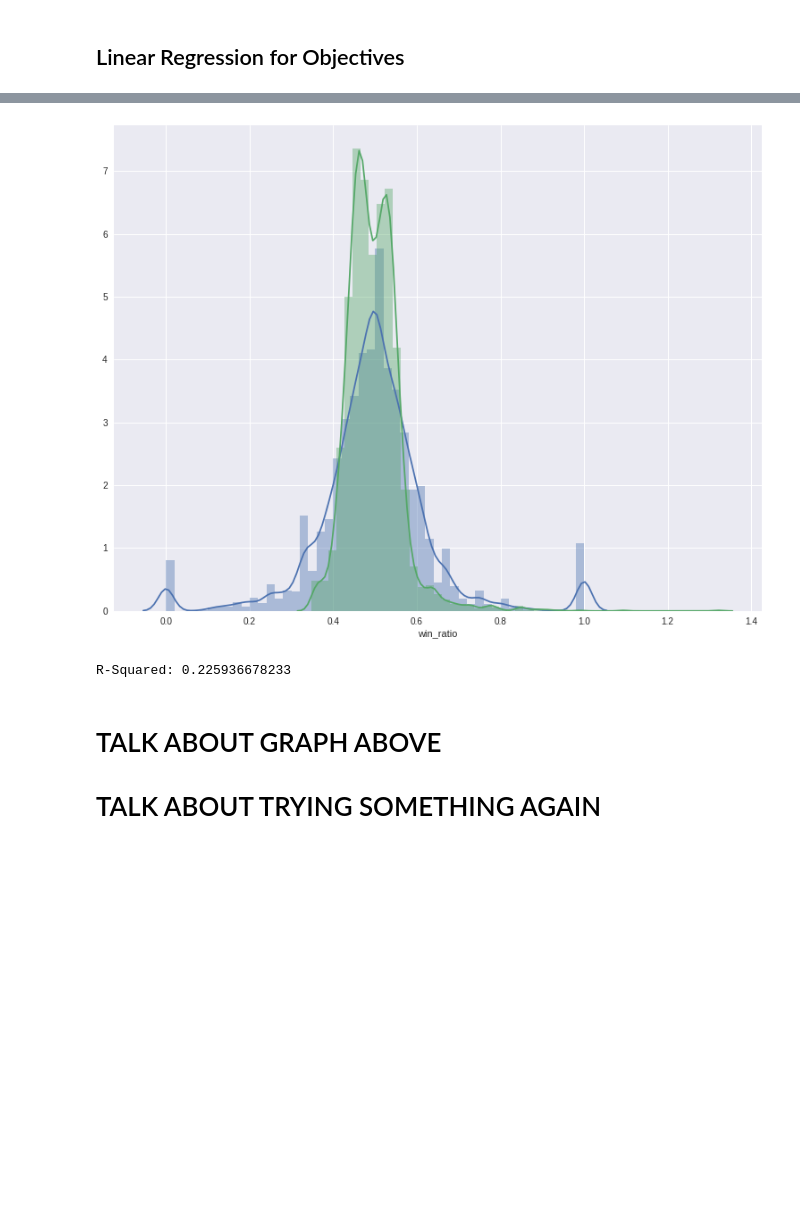
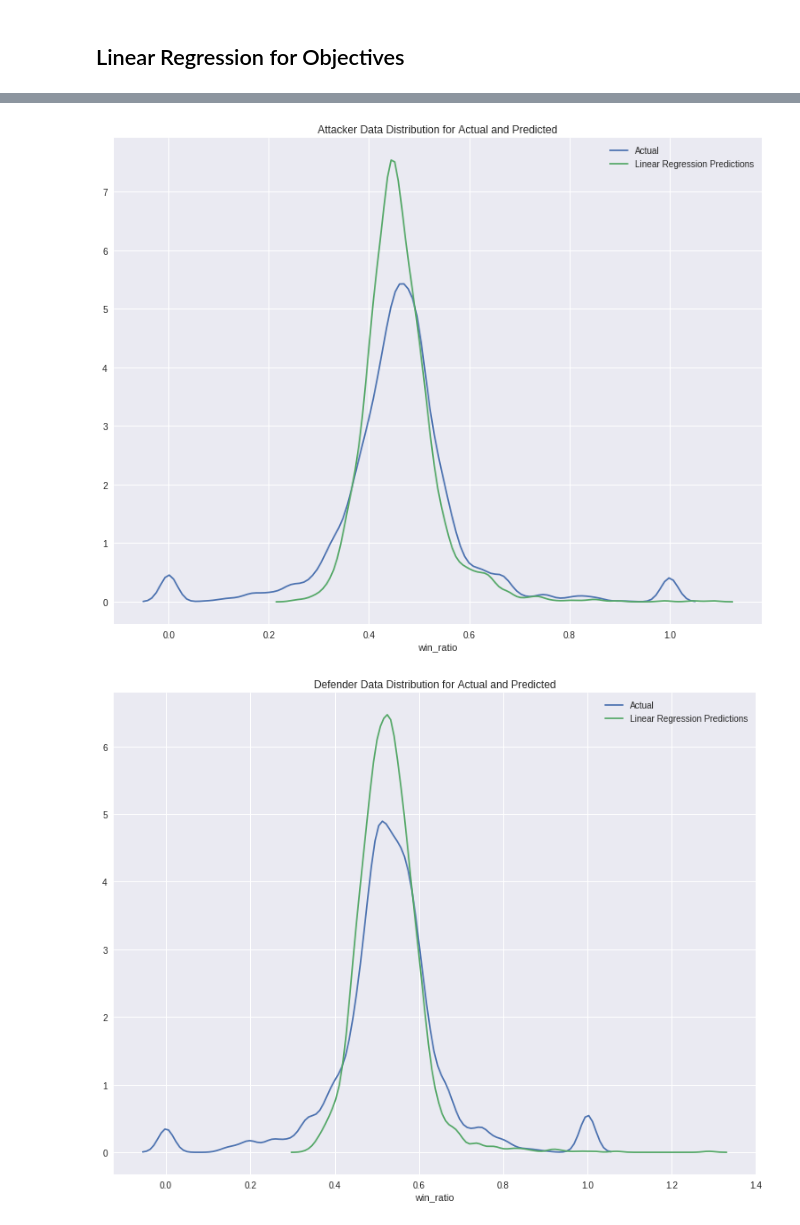
Before and after one commit to jiglesia3/jiglesia3.github.io, a Jupyter notebook: Final Tutorial.ipynb, the cells around one changed output, grey strips where cells are left out. Drawn from its saved outputs; the diff is of its cells as text; code cells hidden in the pictures; blank space fills up the shorter version.

```diff
--- a/Final Tutorial.ipynb
+++ b/Final Tutorial.ipynb
@@ -524,13 +449,13 @@ Now we can move on to fitting Linear Regression on the Operators/Objectives data
 <p>
 First is the Operators data, in which we will use the ops_by_rank dataframe created back in Exploratory Data Analysis. We'll need to add k/d ratio as a predictor, and then remove nbwins, nbkills, nbdeaths, and nbpicks. We'll then pass in the dataframe to the dummyEncode function written above. Win ratio will be added for the next part, where it will become the dependent variable. Of course, we won't use win ratio as a predictor.
 # %%
-#OPERATOR: rank, operator, role, kd
+# Operator Predictors: rank, operator, role, kd
 # Create dataframe to sum up rounds won, kills, deaths, and rounds played across all ranks for each rank, role, and operator
 ops_by_rank = operators.groupby(['skillrank', 'role', 'operator'], \
                                         as_index=False)['nbwins', 'nbkills', 'nbdeaths', 'nbpicks'].sum()
 
 # Adding kill-death and win ratios
-ops_by_rank['k/d_ratio'] = pd.to_numeric(ops_by_rank['nbkills']) / pd.to_numeric(ops_by_rank['nbdeaths'])
+ops_by_rank['kd_ratio'] = pd.to_numeric(ops_by_rank['nbkills']) / pd.to_numeric(ops_by_rank['nbdeaths'])
 ops_by_rank['win_ratio'] = pd.to_numeric(ops_by_rank['nbwins']) / pd.to_numeric(ops_by_rank['nbpicks'])
 
 # Dropping nbwins, nbkills, nbdeaths, nbpicks
@@ -569,0 +505,10 @@ R-Squared: 0.815355743956
+# %%
+# Import F-Table to look up F-Statistic
+from scipy.stats import f
+
+# F-Test to evaluate goodness of fit
+for index, model in enumerate(models):
+    test = model.f_test(np.identity(len(model.params)))
+    role = 'Attacker' if index == 0 else 'Defender'
+    print(role + ' Model - Calculated F-Statistic: ' + str(f.ppf(.95,test.df_num,test.df_denom)) + \
+          ' F-Value: ' + str(test.fvalue[0][0]) + ' P-Value: ' + str(test.pvalue))
@@ -570,17 +520,19 @@ R-Squared: 0.815355743956
 # %% [markdown]
 <h2>Linear Regression for Objectives</h2>
 # %%
-#OBJECTIVE: mode, map, rank, operator, role, kd
+# Objective Predictors: mode, map, rank, operator, role, kd
 # Create dataframe to sum up rounds won, kills, deaths, and rounds played across all ranks
 # for each mode, map, rank, operator, role, kd
 obj_by_rank = objectives.groupby(['mapname','gamemode','skillrank', 'role', 'operator'], \
                                         as_index=False)['nbwins', 'nbkills', 'nbdeaths', 'nbpicks'].sum()
+
 # Can't divide by 0 in kd if number of deaths is 0. Common procedure to change all of these to a 1
+# This is only a problem in the Objectives dataset
 mask = obj_by_rank.nbdeaths == 0
 obj_by_rank.loc[mask, 'nbdeaths'] = 1
 
 # Adding kill-death and win ratios
-obj_by_rank['k/d_ratio'] = pd.to_numeric(obj_by_rank['nbkills']) / pd.to_numeric(obj_by_rank['nbdeaths'])
+obj_by_rank['kd_ratio'] = pd.to_numeric(obj_by_rank['nbkills']) / pd.to_numeric(obj_by_rank['nbdeaths'])
 obj_by_rank['win_ratio'] = pd.to_numeric(obj_by_rank['nbwins']) / pd.to_numeric(obj_by_rank['nbpicks'])
 
 obj_df = obj_by_rank.drop(["nbwins", "nbkills", "nbdeaths", "nbpicks"], axis=1)
@@ -594,24 +546,33 @@ obj_df.head()
 | 3 | 0 | 0 | 0 | 0 | 6 | 0.375000 | 0.200000 |
 | 4 | 0 | 0 | 0 | 0 | 8 | 0.835938 | 0.424403 |
 # %%
-X = obj_df.drop("win_ratio", axis=1)
-y = obj_df["win_ratio"]
+# Split data by Attacker/Defender
+obj_df_role = obj_df.groupby('role')
+models_obj = []
 
-X_train, X_test, y_train, y_test = model_selection.train_test_split(X, y, test_size=.3)
+for role, tbl in obj_df_role:
+    X = tbl.drop('win_ratio', axis=1)
+    y = tbl['win_ratio']
 
-lr = linear_model.LinearRegression()
-lr.fit(X_train, y_train)
+    # Split data into Train and Test
+    X_train, X_test, y_train, y_test = model_selection.train_test_split(X, y, test_size=.3)
+    X_train['win_ratio'] = y_train
 
-preds_lr = lr.predict(X_test)
+    # Fit the Linear Regression on Train split
+    lr = smf.ols(formula='win_ratio ~ C(mapname) + C(gamemode) + C(skillrank) + C(operator) + kd_ratio', data=X_train).fit()
+    models_obj.append(lr)
 
-f, ax = plt.subplots(figsize=(13,10))
-sns.distplot(y_test, hist=True, label="actual", ax=ax)
-sns.distplot(preds_lr, hist=True, label="lr predictions", ax=ax)
+    # Predict using Test split
+    preds_lr = lr.predict(X_test)
+
+    # Plot how the predicted win_ratio compares to actual win ratio
+    f, ax = plt.subplots(figsize=(13,10))
+    role_name = 'Attacker' if role == 0 else 'Defender'
+    plt.title(role_name + ' Data Distribution for Actual and Predicted')
+    sns.distplot(y_test, hist=False, label="Actual", ax=ax)
+    sns.distplot(preds_lr, hist=False, label="Linear Regression Predictions", ax=ax)
+
 sns.plt.show()
-print("R-Squared:", lr.score(X_test, y_test))
 # %% [output]
-[figure, old version]
+[figure, new version]
-R-Squared: 0.225936678233
+[figure, added]
-# %% [markdown]
-# TALK ABOUT GRAPH ABOVE
-# TALK ABOUT TRYING SOMETHING AGAIN
```
Also changed, not shown: parts of 40 cells of this notebook.
